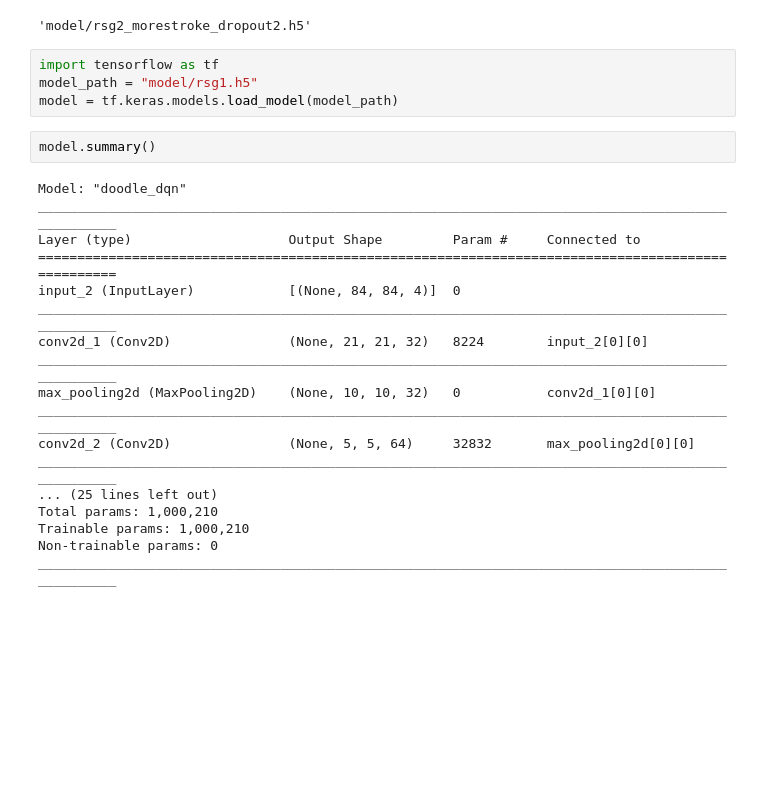
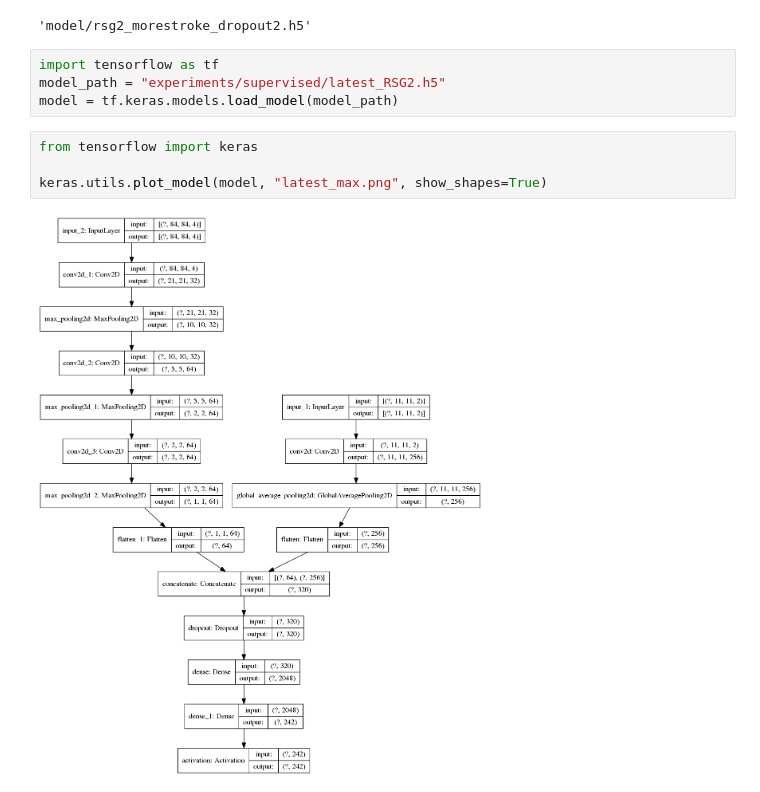
Before and after one commit to shrr98/sketching, a Jupyter notebook: coba.ipynb, the cells around one changed output. Saved outputs shown, nothing was run; the diff lists cells and outputs as text; blank space fills up the shorter version.

```diff
--- a/coba.ipynb
+++ b/coba.ipynb
@@ -484,25 +505,11 @@ model_path
 'model/rsg2_morestroke_dropout2.h5'
 # %%
 import tensorflow as tf
-model_path = "model/rsg1.h5"
+model_path = "experiments/supervised/latest_RSG2.h5"
 model = tf.keras.models.load_model(model_path)
-# %%
-model.summary()
-# %% [output]
-Model: "doodle_dqn"
-__________________________________________________________________________________________________
-Layer (type)                    Output Shape         Param #     Connected to
-==================================================================================================
-input_2 (InputLayer)            [(None, 84, 84, 4)]  0
-__________________________________________________________________________________________________
-conv2d_1 (Conv2D)               (None, 21, 21, 32)   8224        input_2[0][0]
-__________________________________________________________________________________________________
-max_pooling2d (MaxPooling2D)    (None, 10, 10, 32)   0           conv2d_1[0][0]
-__________________________________________________________________________________________________
-conv2d_2 (Conv2D)               (None, 5, 5, 64)     32832       max_pooling2d[0][0]
-__________________________________________________________________________________________________
-... (25 lines left out)
-Total params: 1,000,210
-Trainable params: 1,000,210
-Non-trainable params: 0
-__________________________________________________________________________________________________
+# %%
+from tensorflow import keras
+
+keras.utils.plot_model(model, "latest_max.png", show_shapes=True)
+# %% [output]
+[figure, added]
```
Also changed, not shown: parts of 4 cells of this notebook, 34 other files.
